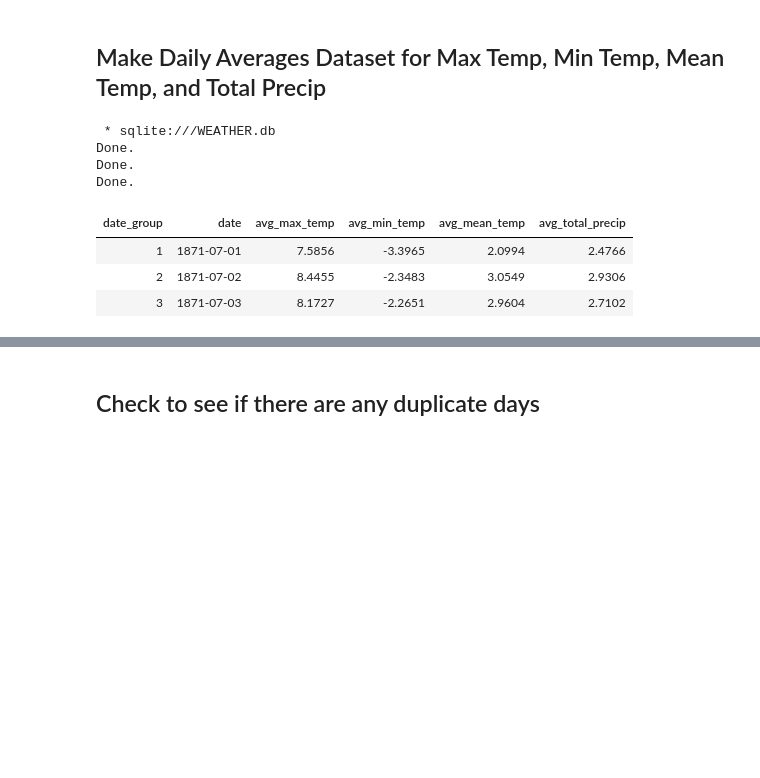
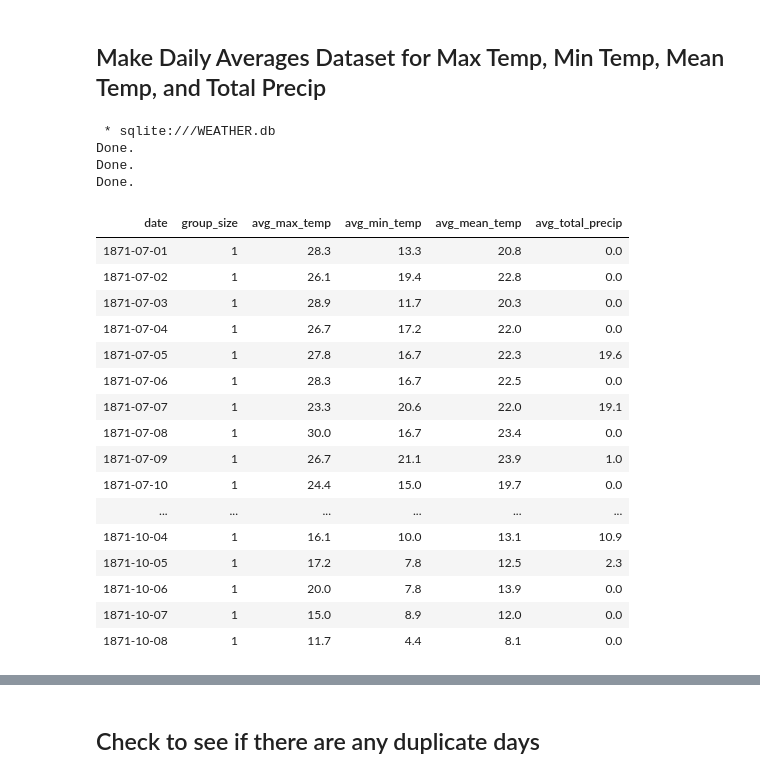
Before and after one commit to maggie-projects-23/Spruce_Budworm_Weather_Data, a Jupyter notebook: SpruceBudworm_weather.ipynb, the cells around one changed output, grey strips where cells are left out. Cells and saved outputs as stored; diff of their text form; code cells hidden in the pictures; blank space fills up the shorter version.

Commit message:
Updated files
Fixed error with all days with only one entry being lumped into one "group"
Updated csv files to reflect the change

```diff
--- a/SpruceBudworm_weather.ipynb
+++ b/SpruceBudworm_weather.ipynb
@@ -114,19 +47,37 @@ Done.
 # %%
 %%sql
 DROP TABLE IF EXISTS QC_DAY_AVERAGE_WEATHER;
 
 CREATE TABLE QC_DAY_AVERAGE_WEATHER AS
-SELECT date_group, date, ROUND(AVG(max_temp),4) as avg_max_temp,
-ROUND(AVG(min_temp),4) as avg_min_temp, ROUND(AVG(mean_temp),4) as avg_mean_temp,
-ROUND(AVG(total_precip),4) as avg_total_precip FROM DATE_GROUPS GROUP BY date_group;
-
-SELECT * FROM QC_DAY_AVERAGE_WEATHER LIMIT 3;
+SELECT
+  date,
+  COUNT(*) AS group_size,
+  ROUND(AVG(max_temp), 4) AS avg_max_temp,
+  ROUND(AVG(min_temp), 4) AS avg_min_temp,
+  ROUND(AVG(mean_temp), 4) AS avg_mean_temp,
+  ROUND(AVG(total_precip), 4) AS avg_total_precip
+FROM QC_WEATHER
+GROUP BY date;
+SELECT * FROM QC_DAY_AVERAGE_WEATHER ORDER BY date LIMIT 100;
 # %% [output]
  * sqlite:///WEATHER.db
 Done.
 Done.
 Done.
-| date_group | date | avg_max_temp | avg_min_temp | avg_mean_temp | avg_total_precip |
-| 1 | 1871-07-01 | 7.5856 | -3.3965 | 2.0994 | 2.4766 |
-| 2 | 1871-07-02 | 8.4455 | -2.3483 | 3.0549 | 2.9306 |
-| 3 | 1871-07-03 | 8.1727 | -2.2651 | 2.9604 | 2.7102 |
+| date | group_size | avg_max_temp | avg_min_temp | avg_mean_temp | avg_total_precip |
+| 1871-07-01 | 1 | 28.3 | 13.3 | 20.8 | 0.0 |
+| 1871-07-02 | 1 | 26.1 | 19.4 | 22.8 | 0.0 |
+| 1871-07-03 | 1 | 28.9 | 11.7 | 20.3 | 0.0 |
+| 1871-07-04 | 1 | 26.7 | 17.2 | 22.0 | 0.0 |
+| 1871-07-05 | 1 | 27.8 | 16.7 | 22.3 | 19.6 |
+| 1871-07-06 | 1 | 28.3 | 16.7 | 22.5 | 0.0 |
+| 1871-07-07 | 1 | 23.3 | 20.6 | 22.0 | 19.1 |
+| 1871-07-08 | 1 | 30.0 | 16.7 | 23.4 | 0.0 |
+| 1871-07-09 | 1 | 26.7 | 21.1 | 23.9 | 1.0 |
+| 1871-07-10 | 1 | 24.4 | 15.0 | 19.7 | 0.0 |
+| ... | ... | ... | ... | ... | ... |
+| 1871-10-04 | 1 | 16.1 | 10.0 | 13.1 | 10.9 |
+| 1871-10-05 | 1 | 17.2 | 7.8 | 12.5 | 2.3 |
+| 1871-10-06 | 1 | 20.0 | 7.8 | 13.9 | 0.0 |
+| 1871-10-07 | 1 | 15.0 | 8.9 | 12.0 | 0.0 |
+| 1871-10-08 | 1 | 11.7 | 4.4 | 8.1 | 0.0 |
```
Also changed, not shown: parts of 11 cells of this notebook, 2 other files.
